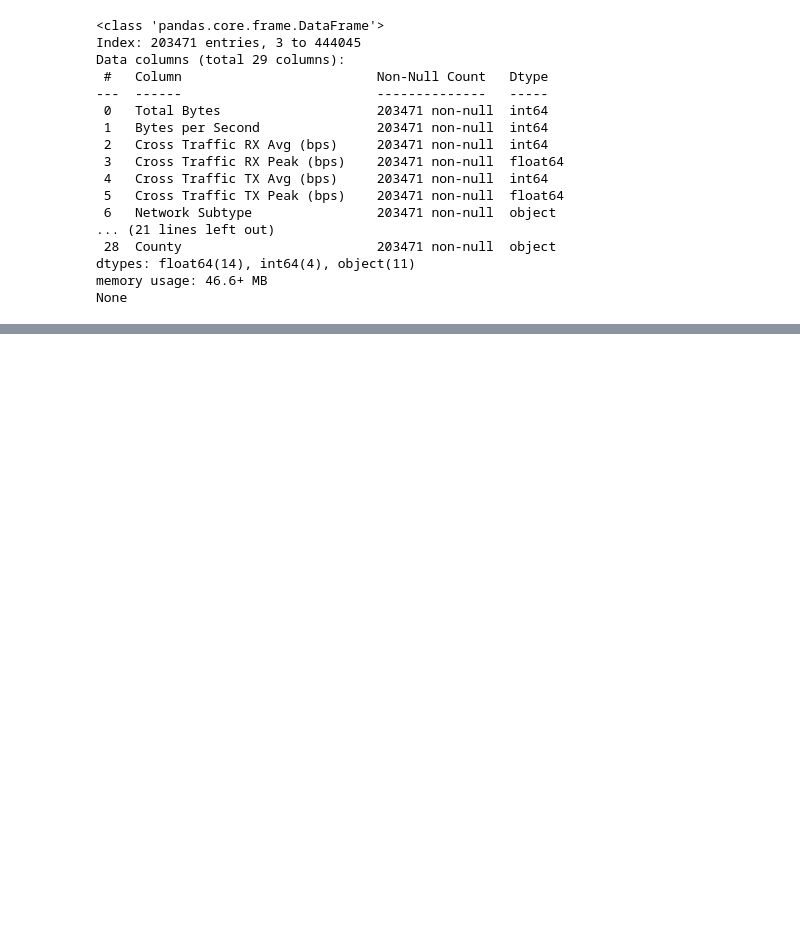
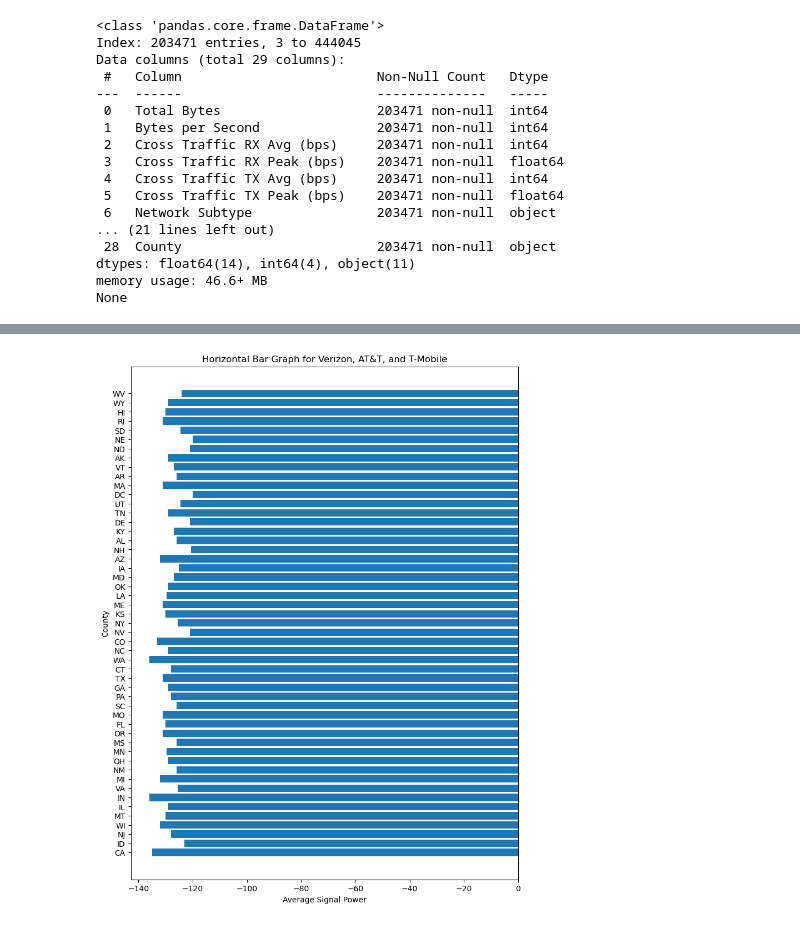
Before and after one commit to marcoamartinez1/group1-project3, a Jupyter notebook: fcc_data/cellular_data.ipynb, the cells around one changed output, grey strips where cells are left out. Saved outputs shown, nothing was run; the diff lists cells and outputs as text; code cells hidden in the pictures; blank space fills up the shorter version.

```diff
--- a/fcc_data/cellular_data.ipynb
+++ b/fcc_data/cellular_data.ipynb
@@ -227,0 +307,11 @@ final_merge.to_csv('F.csv', index=False)
+# %%
+y = filtered_df['State']
+x = filtered_df['Average Signal Power']
+plt.figure(figsize=(9, 12))
+plt.barh(y, x)
+plt.xlabel('Average Signal Power')
+plt.ylabel('County')
+plt.title('Horizontal Bar Graph for Verizon, AT&T, and T-Mobile')
+plt.show()
+# %% [output]
+[figure, added]
```
Also changed, not shown: parts of 14 cells of this notebook, 3 other files.
